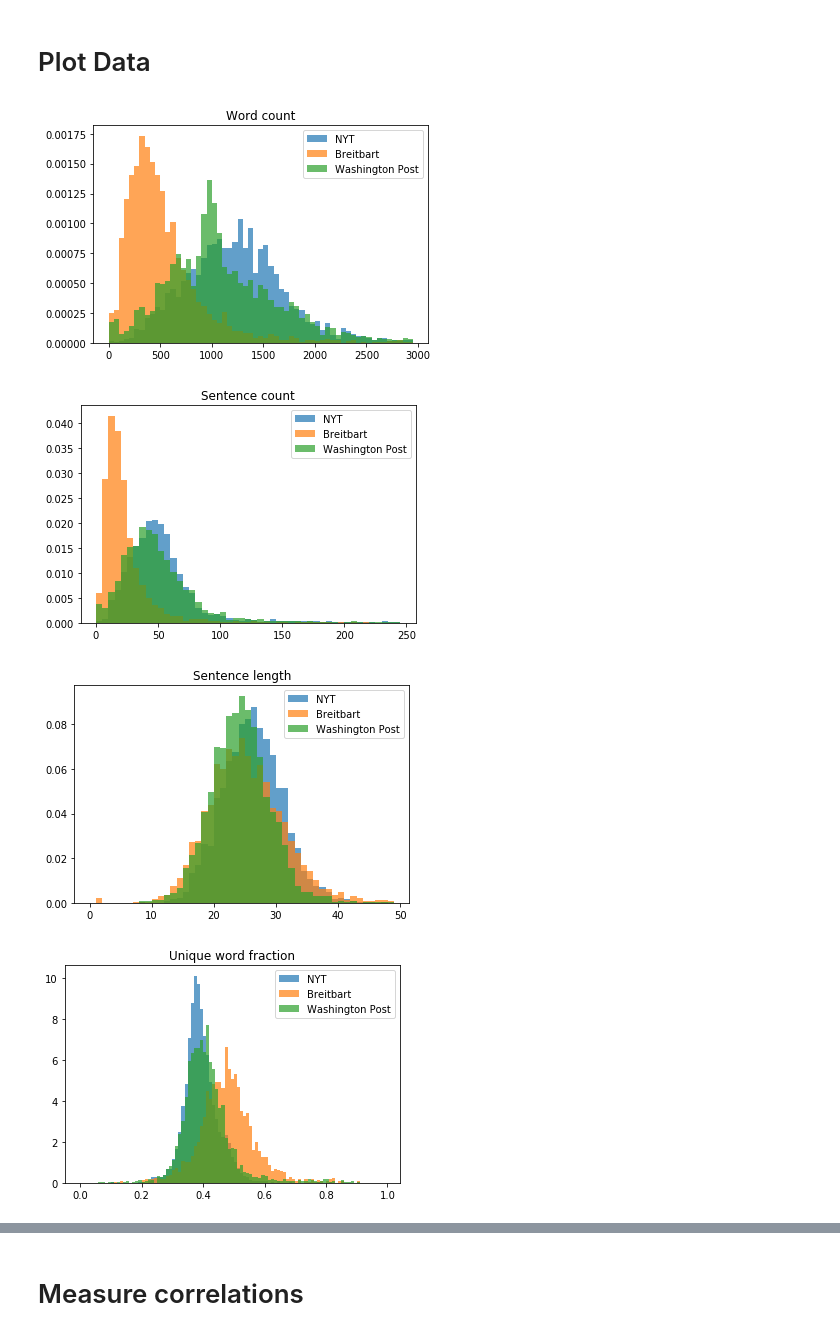
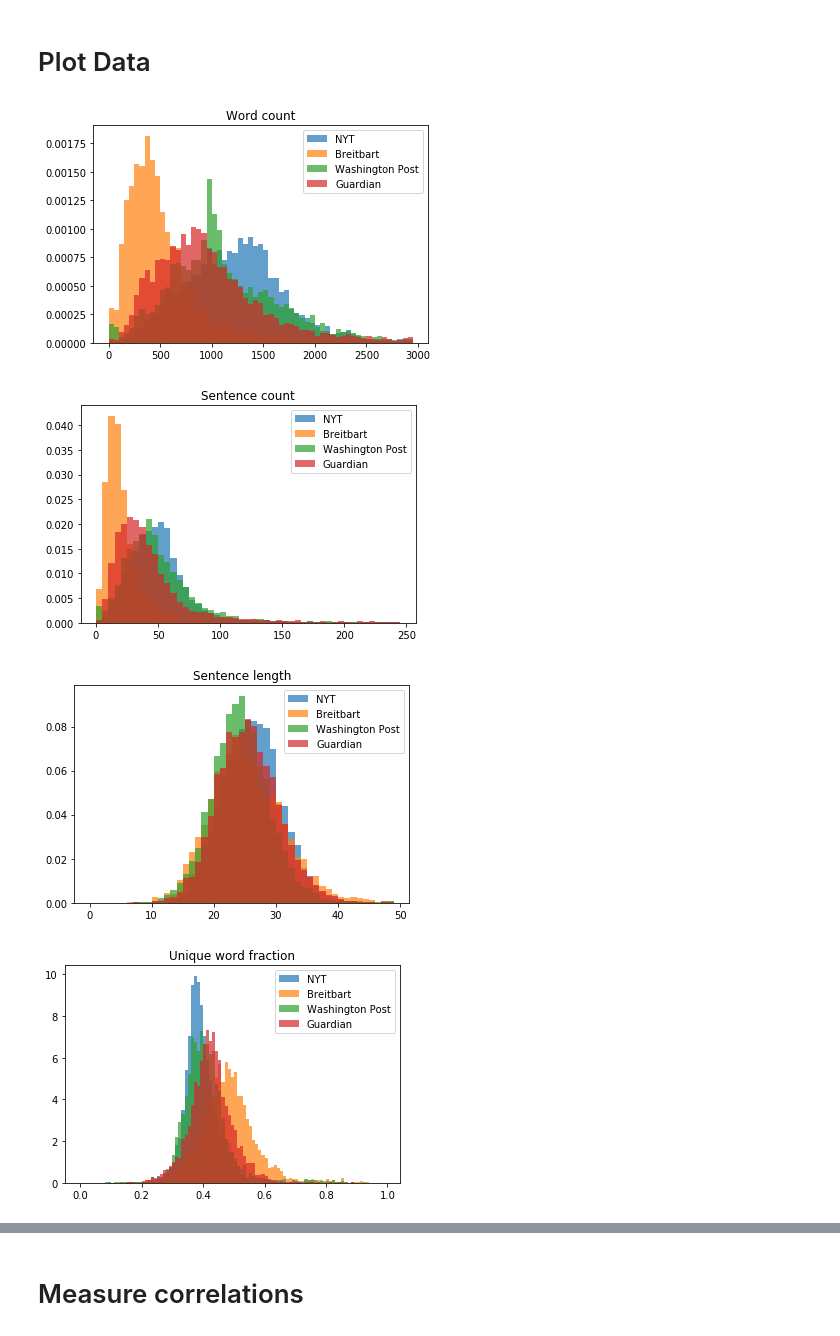
Before and after one commit to jwymbs23/insight, a Jupyter notebook: eda_news_articles.ipynb, the cells around one changed output, grey strips where cells are left out. Drawn from its saved outputs; the diff is of its cells as text; code cells hidden in the pictures.

```diff
--- a/eda_news_articles.ipynb
+++ b/eda_news_articles.ipynb
@@ -302,7 +298,7 @@ nyt.calc_sent_len_std()
 nyt.calc_punc_ps()
 #nyt.calc_pos_counts()
 #print(nyt.adverb_count)
-nyt.calc_sentiment_polarity()
+#nyt.calc_sentiment_polarity()
 
 
 
@@ -315,7 +311,7 @@ breit.calc_word_length()
 breit.calc_sent_len_std()
 breit.calc_punc_ps()
 #breit.calc_pos_counts()
-breit.calc_sentiment_polarity()
+#breit.calc_sentiment_polarity()
 
 
 
@@ -328,4 +324,17 @@ wapo.calc_word_length()
 wapo.calc_sent_len_std()
 wapo.calc_punc_ps()
 #wapo.calc_pos_counts()
-wapo.calc_sentiment_polarity()
+#wapo.calc_sentiment_polarity()
+
+
+
+guard = Publication("Guardian", guard_id, guard_sent, guard_word, guard_string_count)
+guard.calc_word_count()
+guard.calc_sent_count()
+guard.calc_sent_len()
+guard.calc_unique_words()
+guard.calc_word_length()
+guard.calc_sent_len_std()
+guard.calc_punc_ps()
+#wapo.calc_pos_counts()
+#guard.calc_sentiment_polarity()
@@ -405,14 +389,14 @@ plt.show()
 # %% [markdown]
 # Finished features go into the plotting box below, in progress ones go above
 # %%
-pub_list = [nyt, breit, wapo]
-pub_list_labels = ['NYT', 'Breitbart', 'Washington Post']
+pub_list = [nyt, breit, wapo, guard]
+pub_list_labels = ['NYT', 'Breitbart', 'Washington Post', 'Guardian']
 # %% [markdown]
 # Plot Data
 # %%
 # Word Count
 
-for i in [nyt, breit, wapo]:
+for i in [nyt, breit, wapo, guard]:
     plt.hist(i.word_count, bins = list(range(0,3000,50)), normed = True, alpha = 0.7)
 plt.legend(labels = pub_list_labels)
 plt.title("Word count")
@@ -420,21 +404,21 @@ plt.show()
 
 # Sentence Count
 
-for i in [nyt, breit, wapo]:
+for i in [nyt, breit, wapo, guard]:
     plt.hist(i.sent_count, bins = list(range(0,250,5)), normed = True, alpha = 0.7)
 plt.legend(labels = pub_list_labels)
 plt.title("Sentence count")
 plt.show()
 # Sentence Length
 
-for i in [nyt, breit, wapo]:
+for i in [nyt, breit, wapo, guard]:
     plt.hist(i.sent_len, bins = list(range(0,50,1)), normed = True, alpha = 0.7)
 plt.legend(labels = pub_list_labels)
 plt.title("Sentence length")
 plt.show()
 # Unique Word Count and Fraction
 
-for i in [nyt, breit, wapo]:
+for i in [nyt, breit, wapo, guard]:
     plt.hist(i.unique_word_frac, bins = [i/100. for i in list(range(0,100,1))], normed = True, alpha = 0.7)
 plt.legend(labels = pub_list_labels)
 plt.title("Unique word fraction")
@@ -442,43 +426,44 @@ plt.show()
 
 # Mean word length
 
-for i in [nyt, breit, wapo]:
-    plt.hist(i.word_len, bins = [i/100. for i in list(range(300,650,5))], normed = True, alpha = 0.7)
+for i in [nyt, breit, wapo, guard]:
+    print(i.word_len[:10])
+    plt.hist([j for j in i.word_len if not np.isnan(j)], bins = [i/100. for i in list(range(300,650,5))], normed = True, alpha = 0.7)
 plt.legend(labels = pub_list_labels)
 plt.title("Mean word length")
 plt.show()
 
 # Sentence length distribution
 
-for i in [nyt, breit, wapo]:
+for i in [nyt, breit, wapo, guard]:
     plt.hist(i.sent_len_std, bins = list(range(0,170,2)), normed = True, alpha = 0.7)
 plt.legend(labels = pub_list_labels)
 plt.title("Sentence length variability")
 plt.show()
 
 # Commas per sentence
 
-for i in [nyt, breit, wapo]:
+for i in [nyt, breit, wapo, guard]:
     plt.hist(i.cps, bins = [i/100. for i in list(range(0,300,5))], normed = True, alpha = 0.7)
 plt.legend(labels = pub_list_labels)
 plt.title("Commas per sentence")
 plt.show()
 
 
-for i in [nyt, breit, wapo]:
+for i in [nyt, breit, wapo, guard]:
     plt.hist(i.qps, bins = [i/1000. for i in list(range(0,200,5))], normed = True, alpha = 0.7)
 plt.legend(labels = pub_list_labels)
 plt.title("Question marks per sentence")
 plt.show()
 
 
-for i in [nyt, breit, wapo]:
+for i in [nyt, breit, wapo, guard]:
     plt.hist(i.exps, bins = [i/1000. for i in list(range(0,100,5))], normed = True, alpha = 0.7)
 plt.legend(labels = pub_list_labels)
 plt.title("Exclamation marks per sentence")
 plt.show()
 # %% [output]
-[figure, old version]
+[figure, new version]
-[figure, old version]
+[figure, new version]
-[figure, old version]
+[figure, new version]
-[figure, old version]
+[figure, new version]
```
Also changed, not shown: parts of 20 cells of this notebook.
